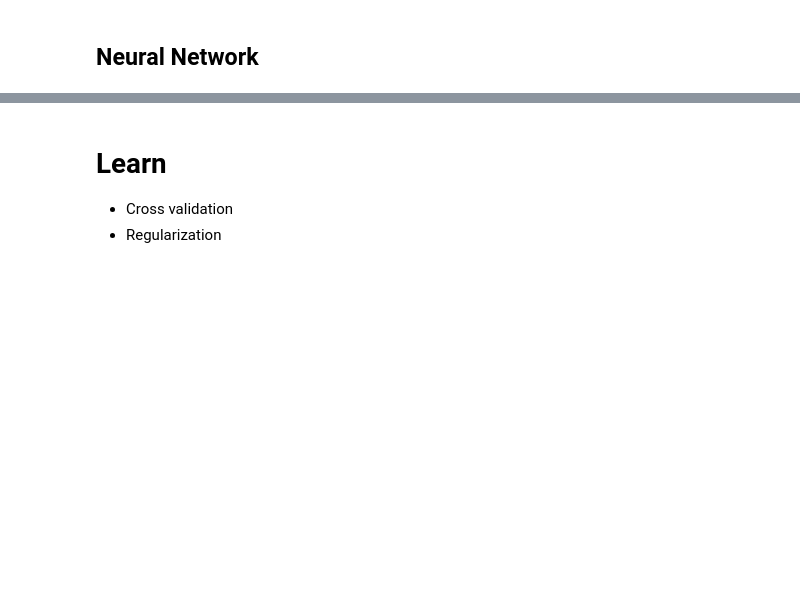
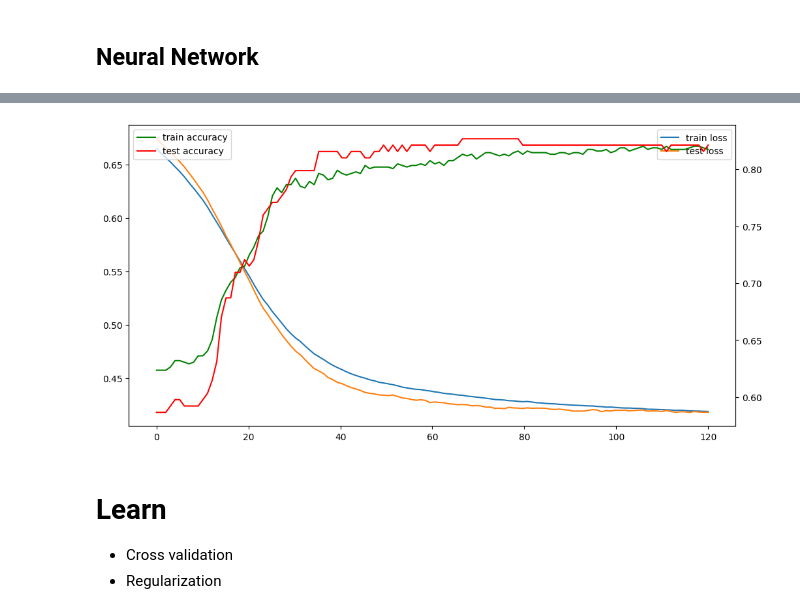
Before and after one commit to alexehrlich/titanic, a Jupyter notebook: data_exploration.ipynb, the cells around one changed output, grey strips where cells are left out. Drawn from its saved outputs; the diff is of its cells as text; code cells hidden in the pictures; blank space fills up the shorter version.

Commit message:
Neural net finetuning

```diff
--- a/data_exploration.ipynb
+++ b/data_exploration.ipynb
@@ -554,9 +554,9 @@ class Data(Dataset):
     return self.X.shape[0]
 
 class NeuralNetwork(nn.Module):
-  def __init__(self) -> None:
+  def __init__(self, input_size) -> None:
     super().__init__()
-    self.layer1 = nn.Linear(in_features=5, out_features=16)
+    self.layer1 = nn.Linear(in_features=input_size, out_features=16)
     self.layer2 = nn.Linear(in_features=16, out_features=8)
     self.output = nn.Linear(in_features=8, out_features=1)
 
@@ -587,7 +587,11 @@ class NeuralNetwork(nn.Module):
 
 
   def fit(self, train_dataset, test_dataset, epochs, loss_fn, optimizer):
-    train_loader = DataLoader(train_dataset)
+    train_loader = DataLoader(train_dataset, batch_size=32, shuffle=True)
+    train_losses = []
+    test_losses = []
+    train_accuracies = []
+    test_accuracies = []
 
     self.train()
     for epoch in range(epochs):
@@ -605,8 +609,14 @@ class NeuralNetwork(nn.Module):
 
       test_accuracy, test_loss = self.evaluate(test_dataset, loss_fn)
       train_accuracy, train_loss = self.evaluate(train_dataset, loss_fn)
+      train_losses.append(train_loss)
+      test_losses.append(test_loss)
+      train_accuracies.append(train_accuracy)
+      test_accuracies.append(test_accuracy)
       if epoch % 10 == 0:
         print(f"Epoch {epoch}: Train loss: {train_loss}, Test_loss: {test_loss}, Test_accuracy: {test_accuracy}")
+
+    return train_losses, test_losses, train_accuracies, test_accuracies
 # %%
 X_train, X_test, y_train, y_test = split_data(
     train_df,
@@ -617,7 +627,20 @@ X_train, X_test, y_train, y_test = split_data(
 train_dataset = Data(X_train, y_train)
 test_dataset = Data(X_test, y_test)
 
-model = NeuralNetwork()
-optimizer = torch.optim.SGD(model.parameters(), lr=0.1)
-model.fit(train_dataset, test_dataset, 100, nn.BCEWithLogitsLoss(), optimizer)
+epochs = 120
+
+model = NeuralNetwork(X_train.shape[1])
+optimizer = torch.optim.Adam(model.parameters(), lr=0.0005, weight_decay=0.015)
+train_losses, test_losses, train_accuracies, test_accuracies = model.fit(train_dataset, test_dataset, epochs, nn.BCEWithLogitsLoss(), optimizer)
+
+fig, ax1 = plt.subplots(figsize=(12, 6))
+ax2 = ax1.twinx()
+x = np.linspace(0, epochs, epochs)
+ax1.plot(x, train_losses, label='train loss')
+ax1.plot(x, test_losses, label='test loss')
+ax2.plot(x, train_accuracies, label='train accuracy', color='g')
+ax2.plot(x, test_accuracies, label='test accuracy', color='r')
+ax2.legend()
+ax1.legend()
+plt.show()
 # %% [output]
@@ -634,3 +659,4 @@ Epoch 90: Train loss: 0.40413897549979866, Test_loss: 0.5707179493353677, Test_a
+[figure, added]
 # %% [markdown]
 # Learn
 - Cross validation
```
Also changed, not shown: parts of 2 cells of this notebook.
